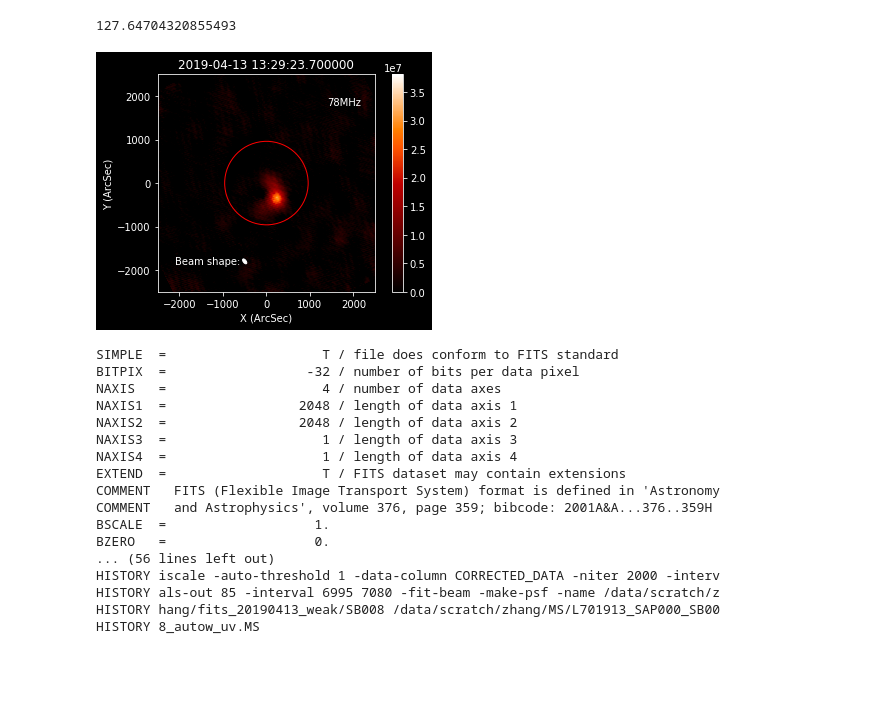
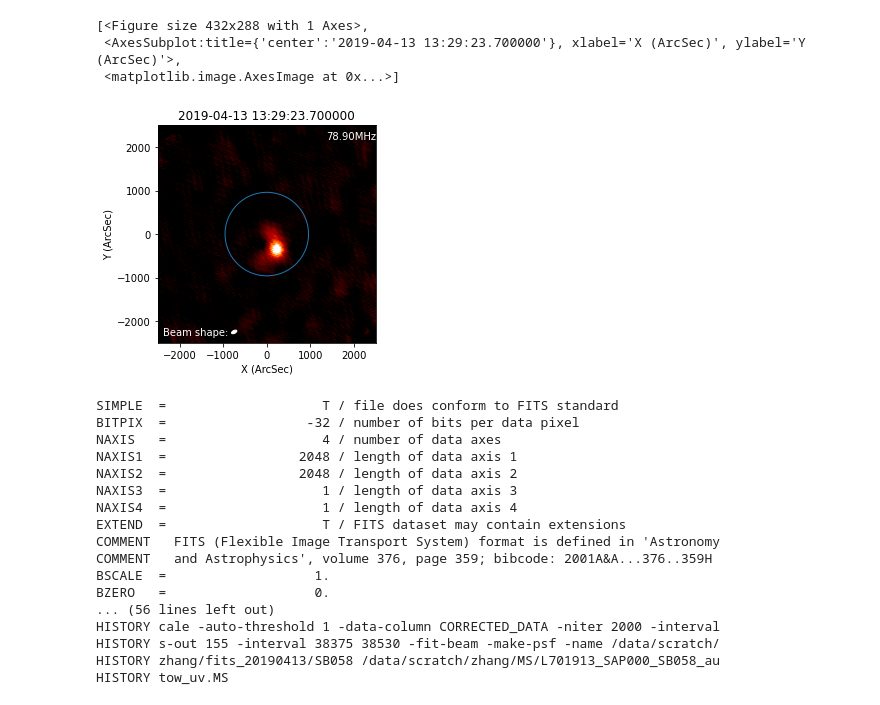
Before and after one commit to peijin94/LOFAR-Sun-tools, a Jupyter notebook: demo/demo_sunpymap.ipynb, the cells around one changed output. Cells and saved outputs as stored; diff of their text form; code cells hidden in the pictures; blank space fills up the shorter version.

Commit message:
make demo for lofar_sunpymap

```diff
--- a/demo/demo_sunpymap.ipynb
+++ b/demo/demo_sunpymap.ipynb
@@ -39,0 +16,5 @@ ValueError: Cannot override frame='FK5' of input coordinate with new frame='ICRS
+# %%
+lofar_cleaned = IMdata()
+lofar_cleaned.load_fits('../SB058-t0032-image.fits')
+
+smap = lofar_cleaned.make_map()
@@ -76,11 +47,12 @@ Data shape:
 # %%
 # process interferometry data
-lofar_cleaned = LofarDataCleaned()
-lofar_cleaned.load_fits('SB058-t0032-image.fits')
+lofar_cleaned.load_fits('../SB058-t0032-image.fits')
 lofar_cleaned.plot_image()
 # %% [output]
-127.64704320855493
+[<Figure size 432x288 with 1 Axes>,
+ <AxesSubplot:title={'center':'2019-04-13 13:29:23.700000'}, xlabel='X (ArcSec)', ylabel='Y (ArcSec)'>,
+ <matplotlib.image.AxesImage at 0x...>]
-[figure, old version]
+[figure, new version]
 # %%
 lofar_cleaned.data_xy = lofar_cleaned.sun_coord_trasform(lofar_cleaned.data,lofar_cleaned.header,True,True)
 # %%
@@ -100,7 +72,7 @@ COMMENT   and Astrophysics', volume 376, page 359; bibcode: 2001A&A...376..359H
 BSCALE  =                   1.
 BZERO   =                   0.
 ... (56 lines left out)
-HISTORY iscale -auto-threshold 1 -data-column CORRECTED_DATA -niter 2000 -interv
-HISTORY als-out 85 -interval 6995 7080 -fit-beam -make-psf -name /data/scratch/z
-HISTORY hang/fits_20190413_weak/SB008 /data/scratch/zhang/MS/L701913_SAP000_SB00
-HISTORY 8_autow_uv.MS
+HISTORY cale -auto-threshold 1 -data-column CORRECTED_DATA -niter 2000 -interval
+HISTORY s-out 155 -interval 38375 38530 -fit-beam -make-psf -name /data/scratch/
+HISTORY zhang/fits_20190413/SB058 /data/scratch/zhang/MS/L701913_SAP000_SB058_au
+HISTORY tow_uv.MS
```
Also changed, not shown: parts of 14 cells of this notebook, 4 other files.
